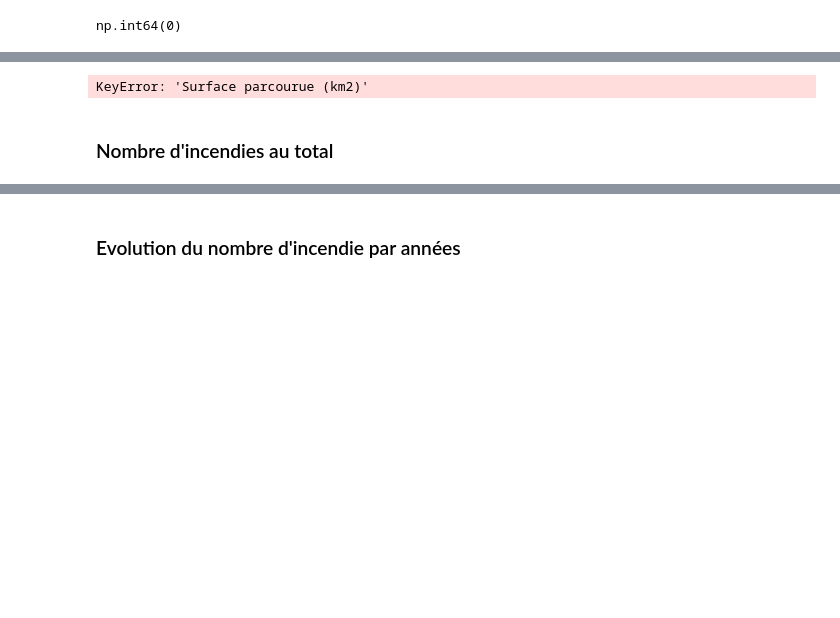
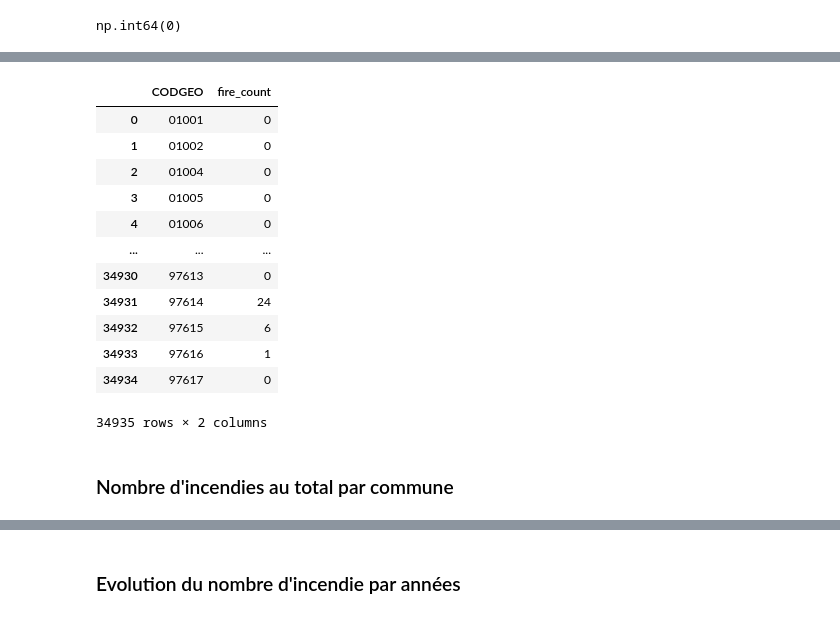
Before and after one commit to solenwa/FaciliTACCT-Equipe3, a Jupyter notebook: Incendies.ipynb, the cells around one changed output, grey strips where cells are left out. Saved outputs shown, nothing was run; the diff lists cells and outputs as text; code cells hidden in the pictures; blank space fills up the shorter version.

```diff
--- a/Incendies.ipynb
+++ b/Incendies.ipynb
@@ -98,22 +110,31 @@ np.int64(0)
 # %%
 # Area covered by fire, by year and by community
 df_surfaces_incendiées_par_collectivite_et_annee = df_export.groupby(['CODGEO','Année'])['Surface parcourue (km2)'].sum().reset_index()
 
 # Number of fires per community
 df_nombre_incendies_par_collectivite = df_export.groupby(['CODGEO']).size().reset_index(name='fire_count')
 
 # Number of fires per community, including communities with 0 fires
-merged_df = cp.merge(cp, on='CODGEO', how='left') \
-               .merge(df_nombre_incendies_par_collectivite, on='CODGEO', how='left')
-
+merged_df = cp.merge(cp, on='CODGEO', how='left').merge(df_nombre_incendies_par_collectivite, on='CODGEO', how='left')
 merged_df['fire_count'] = merged_df['fire_count'].fillna(0).astype(int)
-merged_df['Surface parcourue (km2)'] = merged_df['Surface parcourue (km2)'].fillna(0).astype(float)
-merged_df = merged_df.drop(columns=['LIBGEO','EPCI','LIBEPCI','DEP','REG'])
+merged_df = merged_df.drop(columns=['LIBGEO_x','EPCI_x','LIBEPCI_x','DEP_x','REG_x','LIBGEO_y','EPCI_y','LIBEPCI_y','DEP_y','REG_y'])
 merged_df
 # %% [output]
+|  | CODGEO | fire_count |
+| 0 | 01001 | 0 |
+| 1 | 01002 | 0 |
+| 2 | 01004 | 0 |
+| 3 | 01005 | 0 |
+| 4 | 01006 | 0 |
+| ... | ... | ... |
+| 34930 | 97613 | 0 |
+| 34931 | 97614 | 24 |
+| 34932 | 97615 | 6 |
+| 34933 | 97616 | 1 |
+| 34934 | 97617 | 0 |
-KeyError: 'Surface parcourue (km2)'
+34935 rows × 2 columns
 # %% [markdown]
-### Nombre d'incendies au total
+### Nombre d'incendies au total par commune
 # %%
 # Define bins for grouping fire counts
 bins = [0, 1, 2, 3, 4, 5, 6, 7, 8, 9, 10, 100, 200, 300, float('inf')]
```
Also changed, not shown: parts of 5 cells of this notebook.
